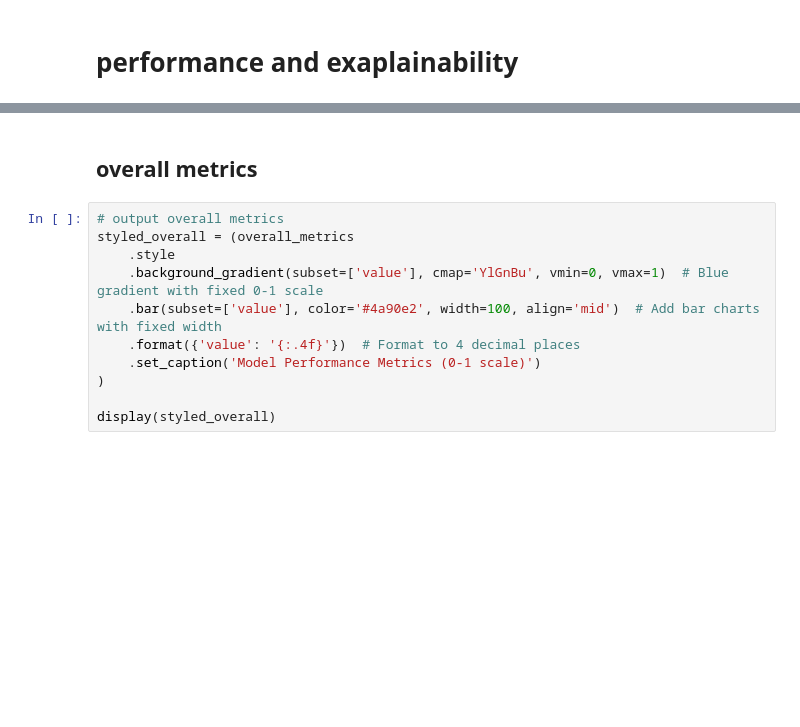
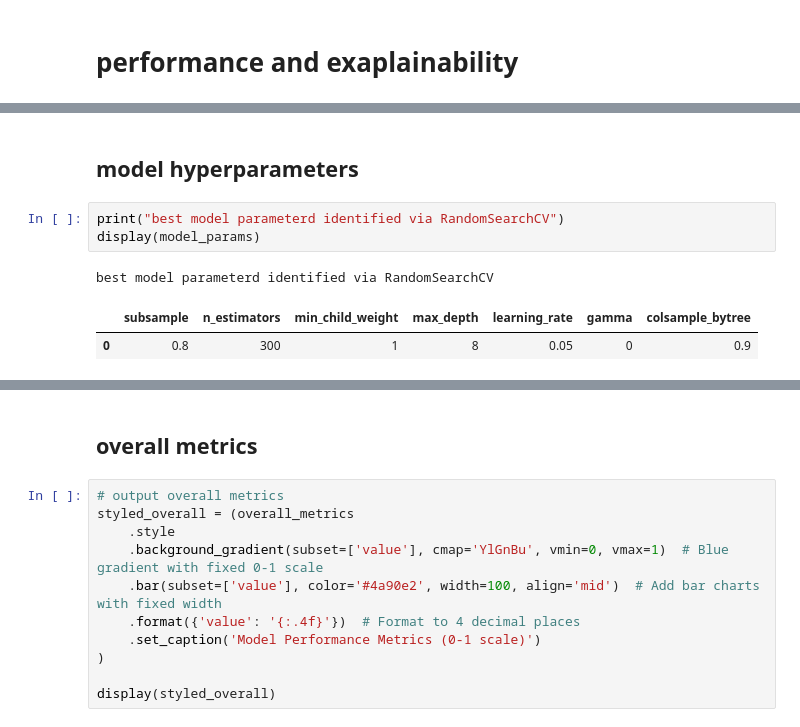
Before and after one commit to x81k25/amazon-product-classification, a Jupyter notebook: notebooks/performance-and-explainability.ipynb, the cells around one changed output, grey strips where cells are left out. Cells and saved outputs as stored; diff of their text form; blank space fills up the shorter version.

```diff
--- a/notebooks/performance-and-explainability.ipynb
+++ b/notebooks/performance-and-explainability.ipynb
@@ -14,0 +35,9 @@ confusion_matrix  = pd.read_parquet('../data/03_confusion_matrix.parquet')
+# %% [markdown]
+## model hyperparameters
+# %%
+print("best model parameterd identified via RandomSearchCV")
+display(model_params)
+# %% [output]
+best model parameterd identified via RandomSearchCV
+|  | subsample | n_estimators | min_child_weight | max_depth | learning_rate | gamma | colsample_bytree |
+| 0 | 0.8 | 300 | 1 | 8 | 0.05 | 0 | 0.9 |
```
Also changed, not shown: parts of 9 cells of this notebook, 9 other files.
